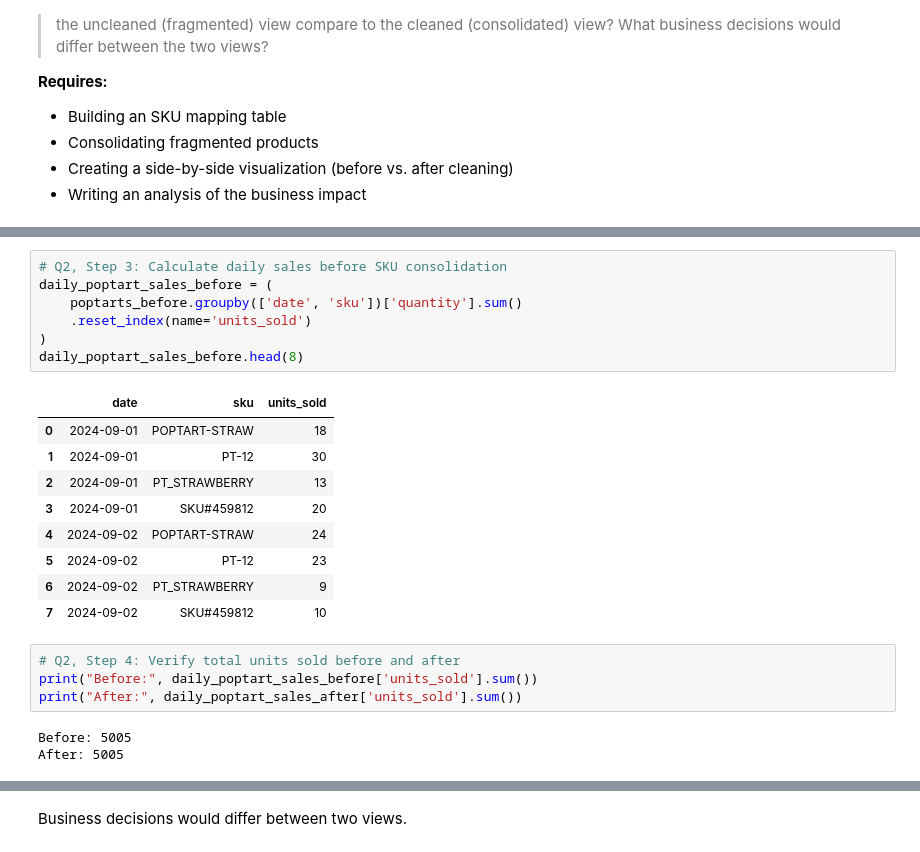
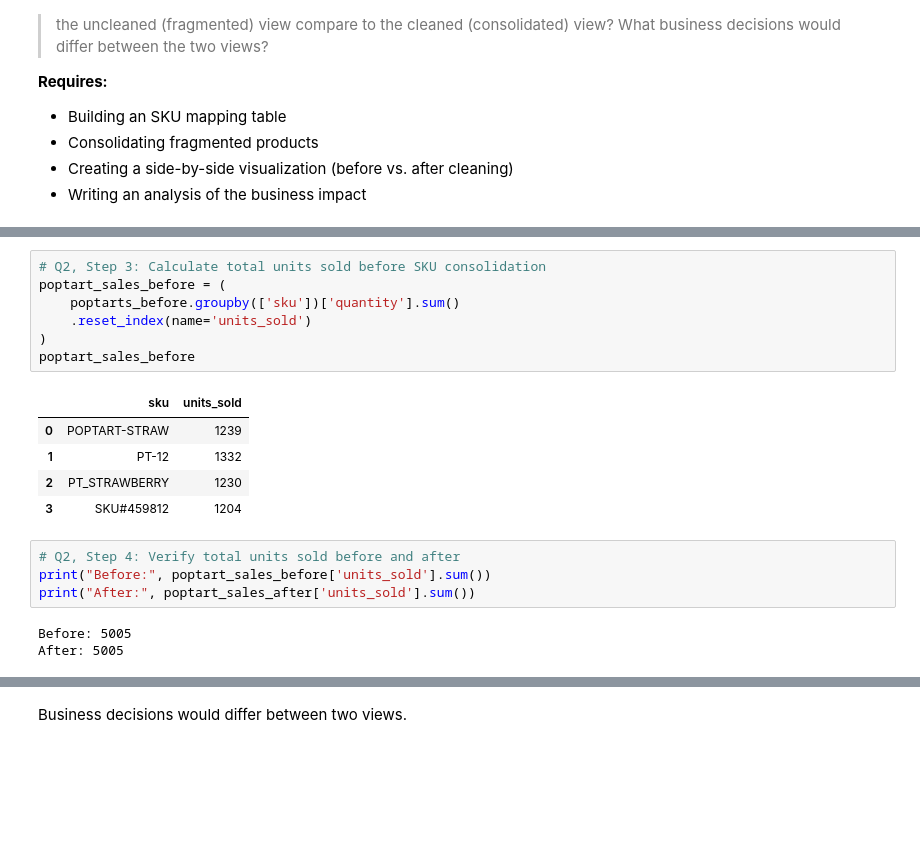
Before and after one commit to simichakravarty16/walmart-hurricane-project, a Jupyter notebook: notebooks/team_notebook.ipynb, the cells around one changed output, grey strips where cells are left out. Saved outputs shown, nothing was run; the diff lists cells and outputs as text; blank space fills up the shorter version.

```diff
--- a/notebooks/team_notebook.ipynb
+++ b/notebooks/team_notebook.ipynb
@@ -1481,24 +1541,20 @@ dtype: object
 # %%
-# Q2, Step 3: Calculate daily sales before SKU consolidation
-daily_poptart_sales_before = (
-    poptarts_before.groupby(['date', 'sku'])['quantity'].sum()
+# Q2, Step 3: Calculate total units sold before SKU consolidation
+poptart_sales_before = (
+    poptarts_before.groupby(['sku'])['quantity'].sum()
     .reset_index(name='units_sold')
 )
-daily_poptart_sales_before.head(8)
+poptart_sales_before
 # %% [output]
-|  | date | sku | units_sold |
-| 0 | 2024-09-01 | POPTART-STRAW | 18 |
-| 1 | 2024-09-01 | PT-12 | 30 |
-| 2 | 2024-09-01 | PT_STRAWBERRY | 13 |
-| 3 | 2024-09-01 | SKU#459812 | 20 |
-| 4 | 2024-09-02 | POPTART-STRAW | 24 |
-| 5 | 2024-09-02 | PT-12 | 23 |
-| 6 | 2024-09-02 | PT_STRAWBERRY | 9 |
-| 7 | 2024-09-02 | SKU#459812 | 10 |
+|  | sku | units_sold |
+| 0 | POPTART-STRAW | 1239 |
+| 1 | PT-12 | 1332 |
+| 2 | PT_STRAWBERRY | 1230 |
+| 3 | SKU#459812 | 1204 |
 # %%
 # Q2, Step 4: Verify total units sold before and after
-print("Before:", daily_poptart_sales_before['units_sold'].sum())
-print("After:", daily_poptart_sales_after['units_sold'].sum())
+print("Before:", poptart_sales_before['units_sold'].sum())
+print("After:", poptart_sales_after['units_sold'].sum())
 # %% [output]
 Before: 5005
 After: 5005
```
Also changed, not shown: parts of 11 cells of this notebook.
